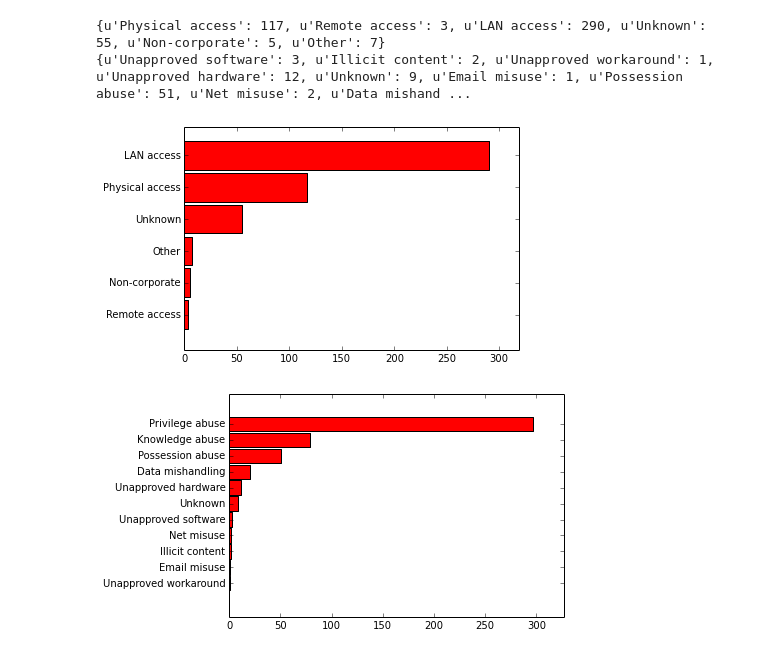
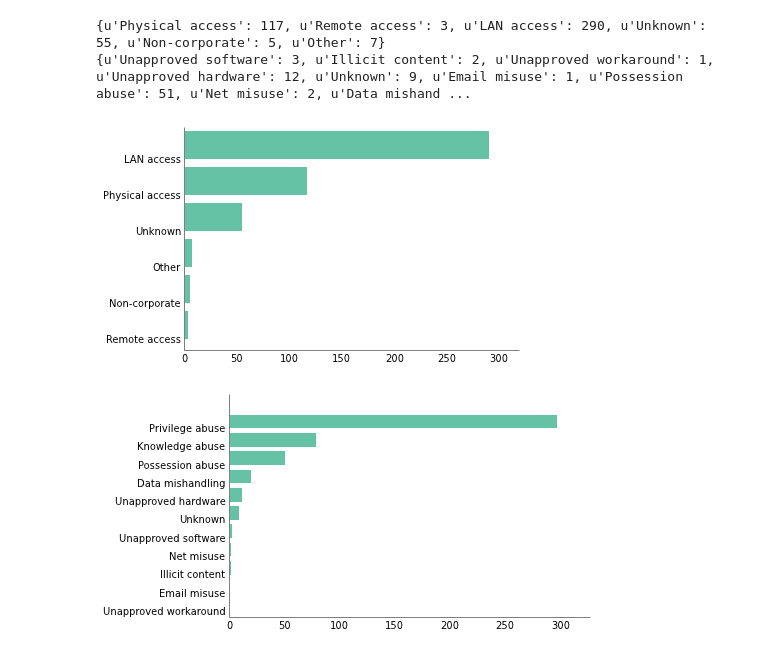
Before and after one commit to krmaxwell/incident-patterns, a Jupyter notebook: Insiders.ipynb, the cells around one changed output. Cells and saved outputs as stored; diff of their text form; code cells hidden in the pictures.

Commit message:
prettyplotlib on the plots

```diff
--- a/Insiders.ipynb
+++ b/Insiders.ipynb
@@ -43,10 +43,17 @@ print insider_motives
 # %% [markdown]
 That looks like a decent distribution, so we'll do a quick chart to get a better understanding.
 # %%
+makePretty = True
+if makePretty:
+    import prettyplotlib as ppl
 labels = sorted(insider_motives, key=insider_motives.get)
 values = [insider_motives[x] for x in labels]
 ypos = np.arange(len(insider_motives))+.1
-plt.barh(ypos,values,color="red",align="center",height=.9)
+fig, ax = plt.subplots(1)
+if makePretty:
+    ppl.barh(ax, ypos, values)
+else:
+    plt.barh(ypos,values,color="red",align="center",height=.9)
 
 # Adds some padding to the bars so that it doesn't butt up
 # against the edge of the image
@@ -160,7 +172,12 @@ print variety
 labels = sorted(vector, key=vector.get)
 values = [vector[x] for x in labels]
 ypos = np.arange(len(vector))+.1
-plt.barh(ypos,values,color="red",align="center",height=.9)
+fig, ax = plt.subplots(1)
+
+if makePretty:
+    ppl.barh(ax, ypos, values)
+else:
+    plt.barh(ypos,values,color="red",align="center",height=.9)
 
 # Adds some padding to the bars so that it doesn't butt up
 # against the edge of the image
@@ -168,17 +185,23 @@ plt.xlim(0,max(values)*1.1)
 plt.yticks(ypos,labels)
 plt.show()
 # %% [output]
-[figure, old version]
+[figure, new version]
 # %%
 labels = sorted(variety, key=variety.get)
 values = [variety[x] for x in labels]
 ypos = np.arange(len(variety))+.1
-plt.barh(ypos,values,color="red",align="center",height=.9)
+fig, ax = plt.subplots(1, figsize=(6.47,4))
+
+if makePretty:
+    ppl.barh(ax, ypos, values)
+else:
+    plt.barh(ypos,values,color="red",align="center",height=.9)
+
 
 # Adds some padding to the bars so that it doesn't butt up
 # against the edge of the image
 plt.xlim(0,max(values)*1.1)
 plt.yticks(ypos,labels)
 plt.show()
 # %% [output]
-[figure, old version]
+[figure, new version]
```
Also changed, not shown: parts of 2 cells of this notebook.
